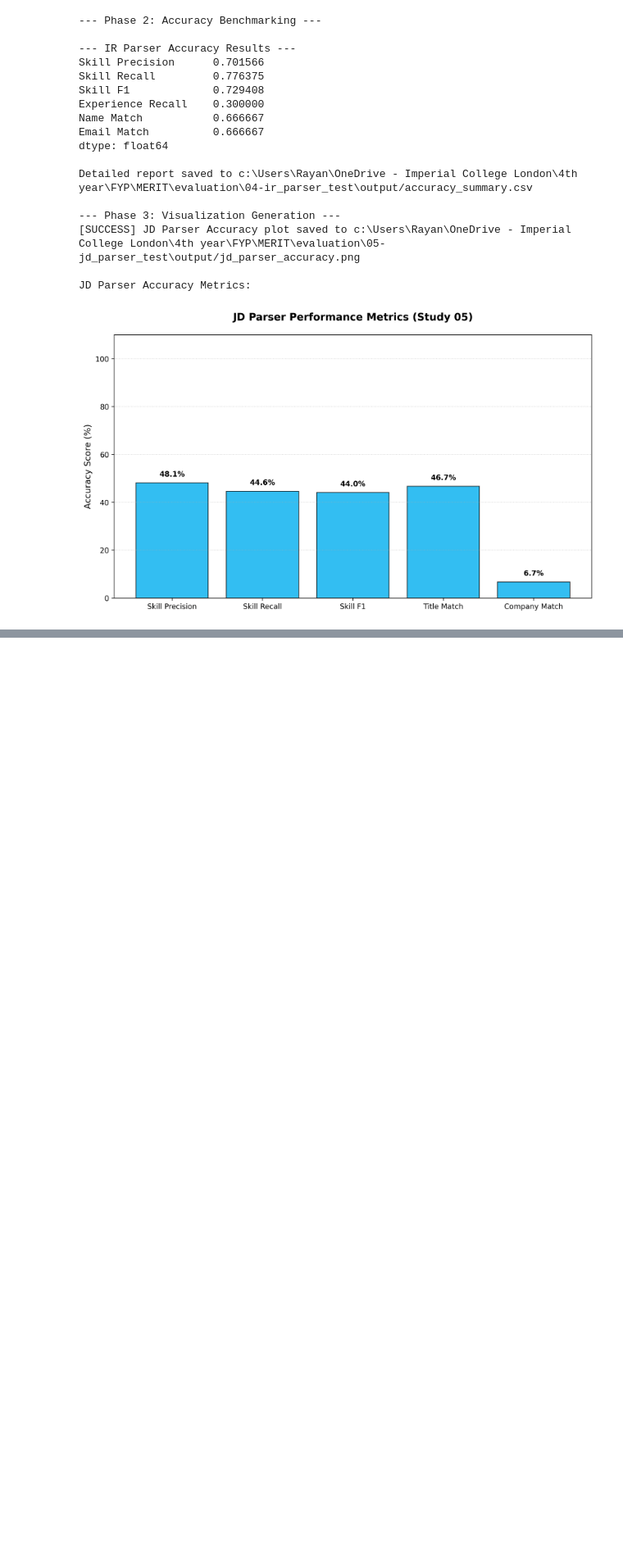
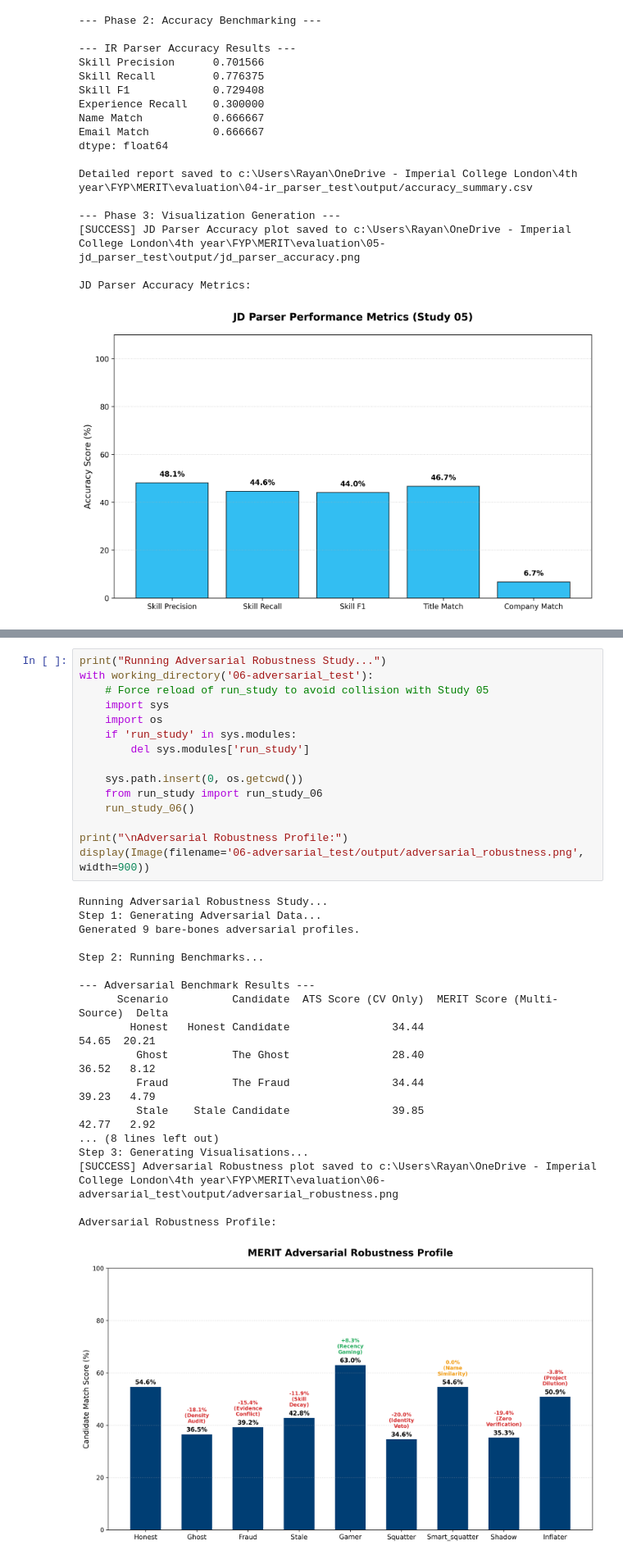
Before and after one commit to RayanAkhtar/MERIT, a Jupyter notebook: evaluation/evaluation_suite.ipynb, the cells around one changed output, grey strips where cells are left out. Shown at 82% size. Drawn from its saved outputs; the diff is of its cells as text; blank space fills up the shorter version.

```diff
--- a/evaluation/evaluation_suite.ipynb
+++ b/evaluation/evaluation_suite.ipynb
@@ -279,0 +293,34 @@ JD Parser Accuracy Metrics:
+# %%
+print("Running Adversarial Robustness Study...")
+with working_directory('06-adversarial_test'):
+    # Force reload of run_study to avoid collision with Study 05
+    import sys
+    import os
+    if 'run_study' in sys.modules:
+        del sys.modules['run_study']
+
+    sys.path.insert(0, os.getcwd())
+    from run_study import run_study_06
+    run_study_06()
+
+print("\nAdversarial Robustness Profile:")
+display(Image(filename='06-adversarial_test/output/adversarial_robustness.png', width=900))
+# %% [output]
+Running Adversarial Robustness Study...
+Step 1: Generating Adversarial Data...
+Generated 9 bare-bones adversarial profiles.
+
+Step 2: Running Benchmarks...
+
+--- Adversarial Benchmark Results ---
+      Scenario          Candidate  ATS Score (CV Only)  MERIT Score (Multi-Source)  Delta
+        Honest   Honest Candidate                34.44                       54.65  20.21
+         Ghost          The Ghost                28.40                       36.52   8.12
+         Fraud          The Fraud                34.44                       39.23   4.79
+         Stale    Stale Candidate                39.85                       42.77   2.92
+... (8 lines left out)
+Step 3: Generating Visualisations...
+[SUCCESS] Adversarial Robustness plot saved to c:\Users\Rayan\OneDrive - Imperial College London\4th year\FYP\MERIT\evaluation\06-adversarial_test\output/adversarial_robustness.png
+
+Adversarial Robustness Profile:
+[figure, added]
```
Also changed, not shown: parts of 3 cells of this notebook, 45 other files.
